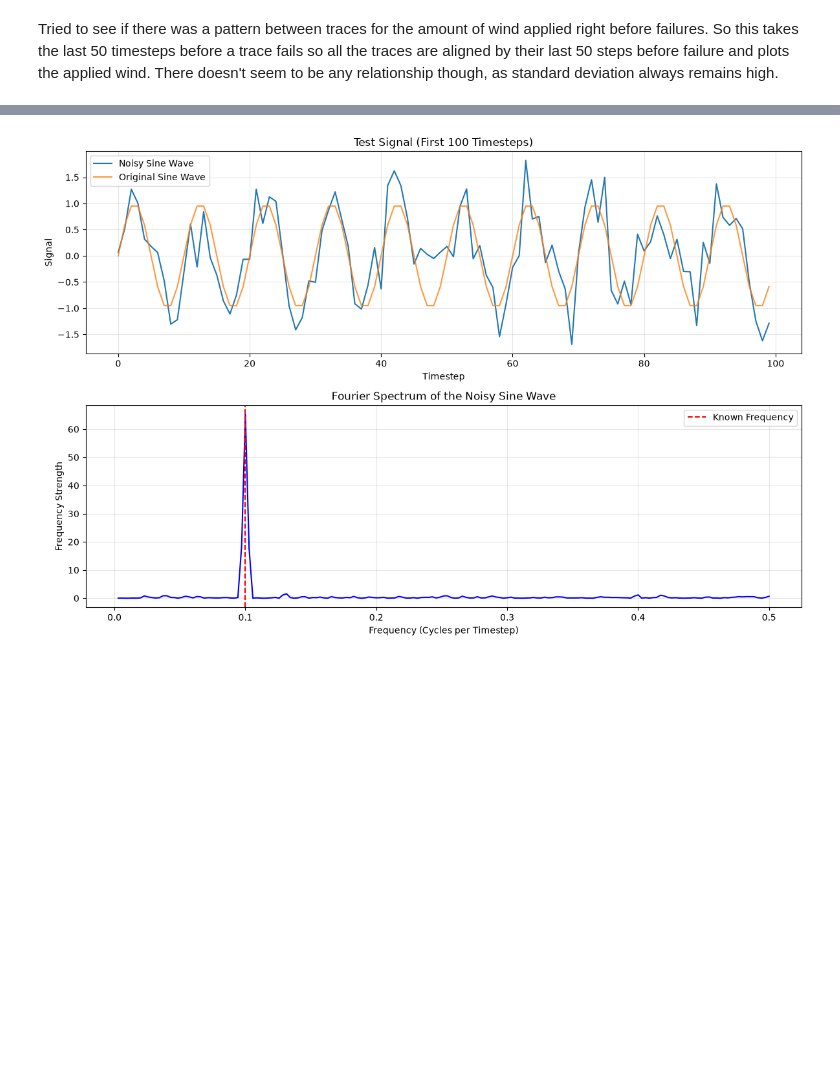
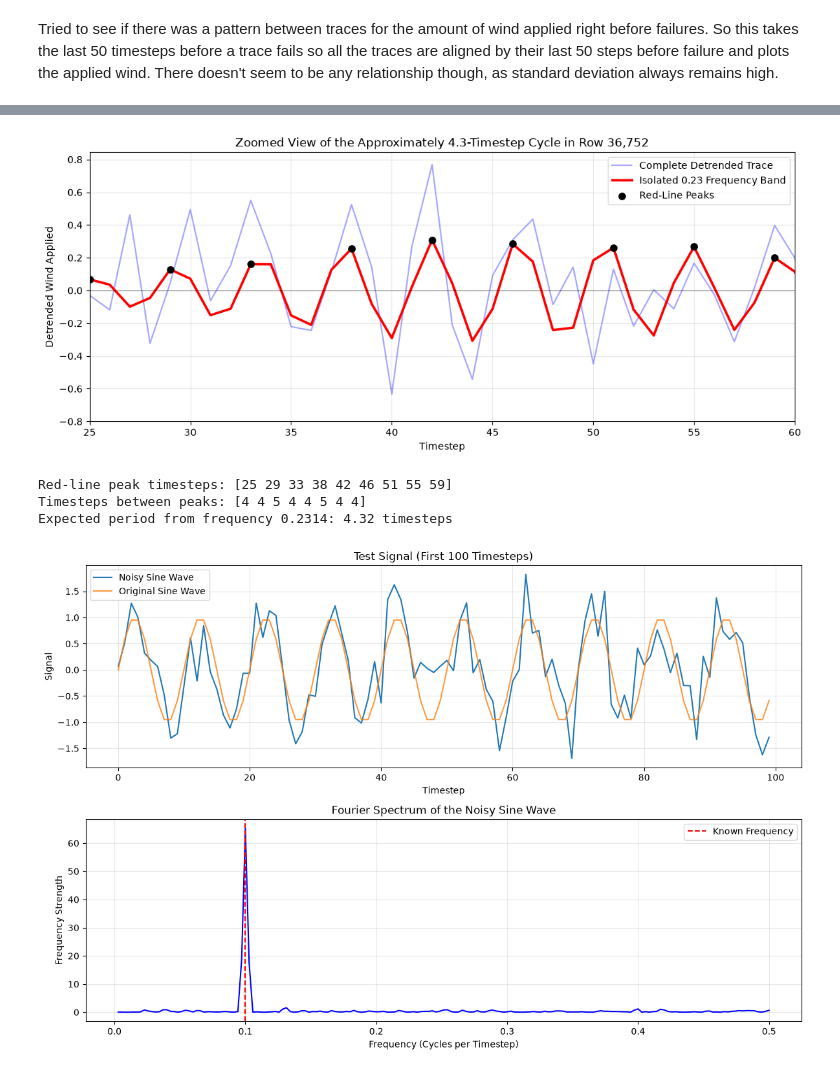
Before and after one commit to soreng25/Adversarial-Transformer-PPO-agent-in-Cartpole, a Jupyter notebook: analysis.ipynb, the cells around one changed output, grey strips where cells are left out. Saved outputs shown, nothing was run; the diff lists cells and outputs as text; code cells hidden in the pictures; blank space fills up the shorter version.

```diff
--- a/analysis.ipynb
+++ b/analysis.ipynb
@@ -475,3 +628,76 @@ Equivalent period: 5.38 timesteps
+# %%
+# ZOOM IN TO SEE THE APPROXIMATELY 4-STEP CYCLES
+
+# Row 36,752 has a relatively strong component around frequency 0.23.
+trace_index = 36752
+failure_step = int(failure_steps[trace_index])
+trace = chain[trace_index, :failure_step].astype(np.float64, copy=True)
+detrended_trace = detrend(trace, type="linear")
+
+# Keep only the frequencies inside the peak around 0.23.
+trace_fourier = np.fft.rfft(detrended_trace)
+trace_frequencies = np.fft.rfftfreq(len(detrended_trace), d=1)
+frequency_band_mask = (
+    (trace_frequencies >= peak_lower_frequency)
+    & (trace_frequencies <= peak_upper_frequency)
+)
+isolated_fourier = np.zeros_like(trace_fourier)
+isolated_fourier[frequency_band_mask] = trace_fourier[frequency_band_mask]
+isolated_signal = np.fft.irfft(isolated_fourier, n=len(detrended_trace))
+
+# A point is a peak when it is higher than the points immediately beside it.
+peak_timesteps = np.where(
+    (isolated_signal[1:-1] > isolated_signal[:-2])
+    & (isolated_signal[1:-1] >= isolated_signal[2:])
+)[0] + 1
+
+# Show only a short section so the individual cycles are easy to see.
+zoom_start = 25
+zoom_end = 60
+visible_peaks = peak_timesteps[
+    (peak_timesteps >= zoom_start) & (peak_timesteps <= zoom_end)
+]
+
+plt.figure(figsize=(13, 5))
+plt.plot(
+    np.arange(failure_step),
+    detrended_trace,
+    color="blue",
+    alpha=0.35,
+    label="Complete Detrended Trace"
+)
+plt.plot(
+    np.arange(failure_step),
+    isolated_signal,
+    color="red",
+    linewidth=2.5,
+    label="Isolated 0.23 Frequency Band"
+)
+plt.scatter(
+    visible_peaks,
+    isolated_signal[visible_peaks],
+    color="black",
+    s=45,
+    zorder=3,
+    label="Red-Line Peaks"
+)
+plt.xlim(zoom_start, zoom_end)
+plt.axhline(0, color="black", linewidth=0.8, alpha=0.4)
+plt.xlabel("Timestep")
+plt.ylabel("Detrended Wind Applied")
+plt.title("Zoomed View of the Approximately 4.3-Timestep Cycle in Row 36,752")
+plt.grid(alpha=0.3)
+plt.legend()
+plt.show()
+
+print("Red-line peak timesteps:", visible_peaks)
+print("Timesteps between peaks:", np.diff(visible_peaks))
+print("Expected period from frequency 0.2314:", round(1 / 0.2314, 2), "timesteps")
+# %% [output]
+[figure, added]
+Red-line peak timesteps: [25 29 33 38 42 46 51 55 59]
+Timesteps between peaks: [4 4 5 4 4 5 4 4]
+Expected period from frequency 0.2314: 4.32 timesteps
 # %%
 # TEST THE FOURIER CODE WITH A KNOWN NOISY SINE WAVE
 
```
Also changed, not shown: parts of 3 cells of this notebook.
